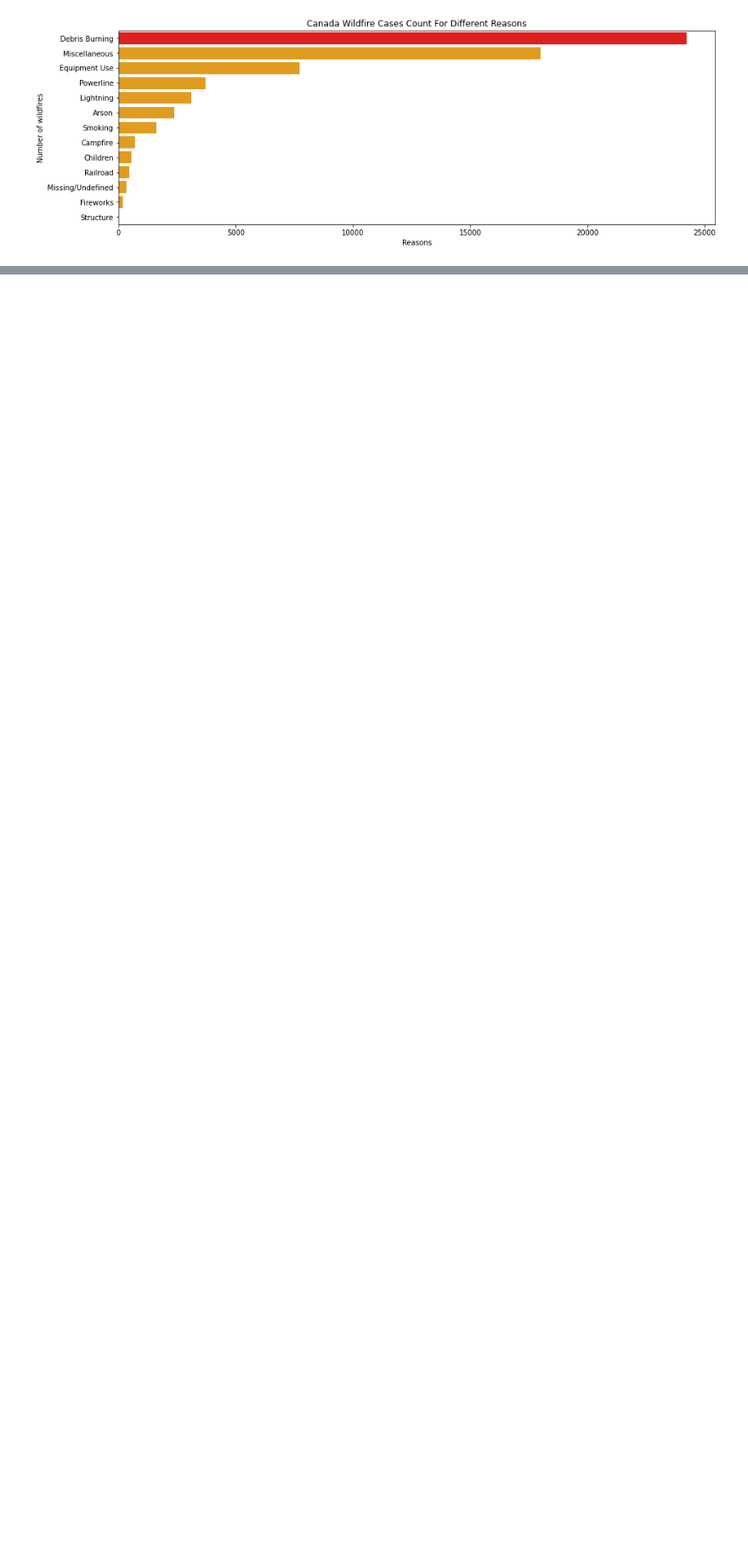
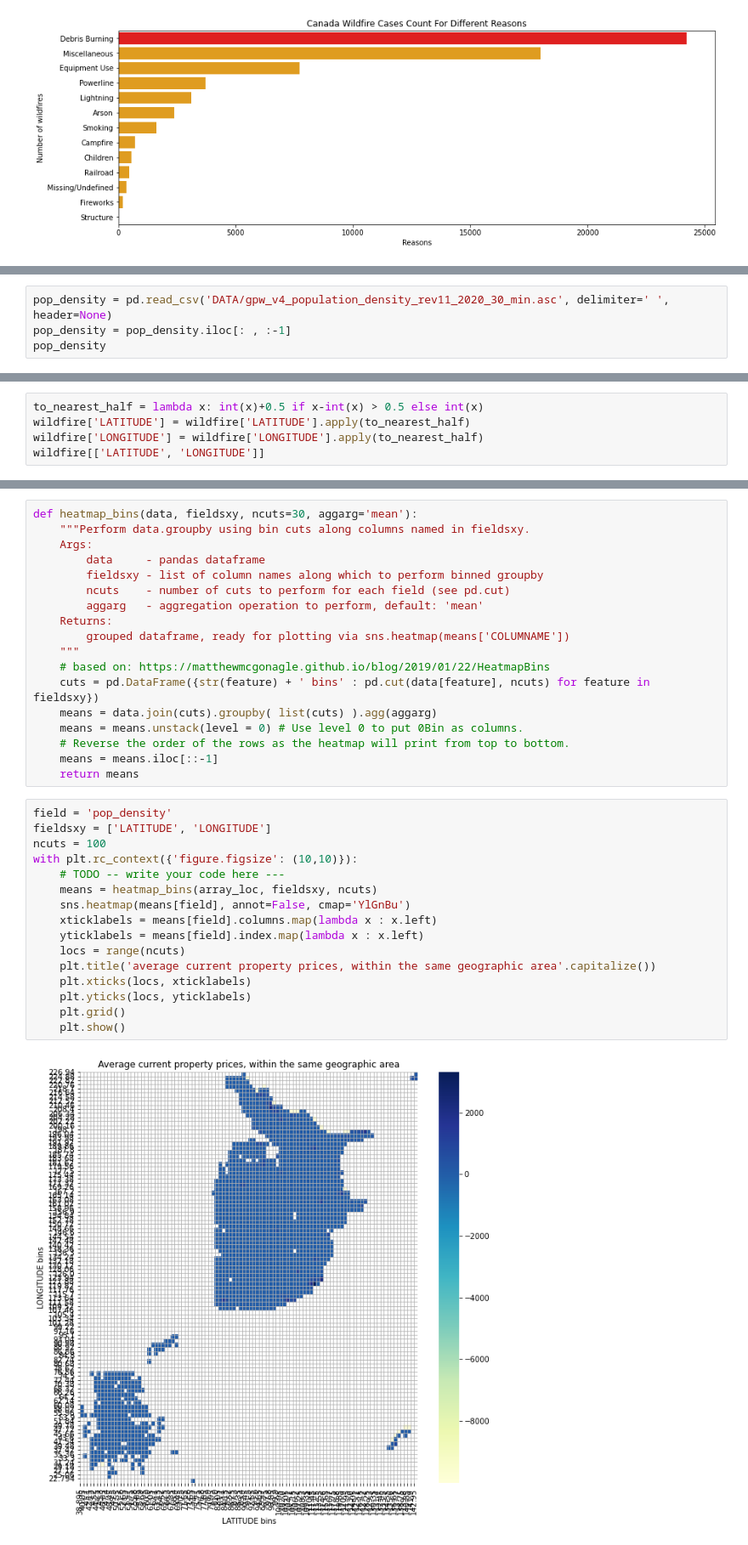
Before and after one commit to huruifu/733-project, a Jupyter notebook: project.ipynb, the cells around one changed output, grey strips where cells are left out. Shown at 85% size. Drawn from its saved outputs; the diff is of its cells as text; blank space fills up the shorter version.

```diff
--- a/project.ipynb
+++ b/project.ipynb
@@ -108,0 +110,4 @@ sns.heatmap(world, cmap='YlGnBu')
+# %%
+pop_density = pd.read_csv('DATA/gpw_v4_population_density_rev11_2020_30_min.asc', delimiter=' ', header=None)
+pop_density = pop_density.iloc[: , :-1]
+pop_density
@@ -108,0 +128,5 @@ sns.heatmap(world, cmap='YlGnBu')
+# %%
+to_nearest_half = lambda x: int(x)+0.5 if x-int(x) > 0.5 else int(x)
+wildfire['LATITUDE'] = wildfire['LATITUDE'].apply(to_nearest_half)
+wildfire['LONGITUDE'] = wildfire['LONGITUDE'].apply(to_nearest_half)
+wildfire[['LATITUDE', 'LONGITUDE']]
@@ -108,0 +184,36 @@ sns.heatmap(world, cmap='YlGnBu')
+# %%
+def heatmap_bins(data, fieldsxy, ncuts=30, aggarg='mean'):
+    """Perform data.groupby using bin cuts along columns named in fieldsxy.
+    Args:
+        data     - pandas dataframe
+        fieldsxy - list of column names along which to perform binned groupby
+        ncuts    - number of cuts to perform for each field (see pd.cut)
+        aggarg   - aggregation operation to perform, default: 'mean'
+    Returns:
+        grouped dataframe, ready for plotting via sns.heatmap(means['COLUMNAME'])
+    """
+    # based on: https://matthewmcgonagle.github.io/blog/2019/01/22/HeatmapBins
+    cuts = pd.DataFrame({str(feature) + ' bins' : pd.cut(data[feature], ncuts) for feature in fieldsxy})
+    means = data.join(cuts).groupby( list(cuts) ).agg(aggarg)
+    means = means.unstack(level = 0) # Use level 0 to put 0Bin as columns.
+    # Reverse the order of the rows as the heatmap will print from top to bottom.
+    means = means.iloc[::-1]
+    return means
+# %%
+field = 'pop_density'
+fieldsxy = ['LATITUDE', 'LONGITUDE']
+ncuts = 100
+with plt.rc_context({'figure.figsize': (10,10)}):
+    # TODO -- write your code here ---
+    means = heatmap_bins(array_loc, fieldsxy, ncuts)
+    sns.heatmap(means[field], annot=False, cmap='YlGnBu')
+    xticklabels = means[field].columns.map(lambda x : x.left)
+    yticklabels = means[field].index.map(lambda x : x.left)
+    locs = range(ncuts)
+    plt.title('average current property prices, within the same geographic area'.capitalize())
+    plt.xticks(locs, xticklabels)
+    plt.yticks(locs, yticklabels)
+    plt.grid()
+    plt.show()
+# %% [output]
+[figure, added]
```
Also changed, not shown: parts of 4 cells of this notebook, 1 other file.
